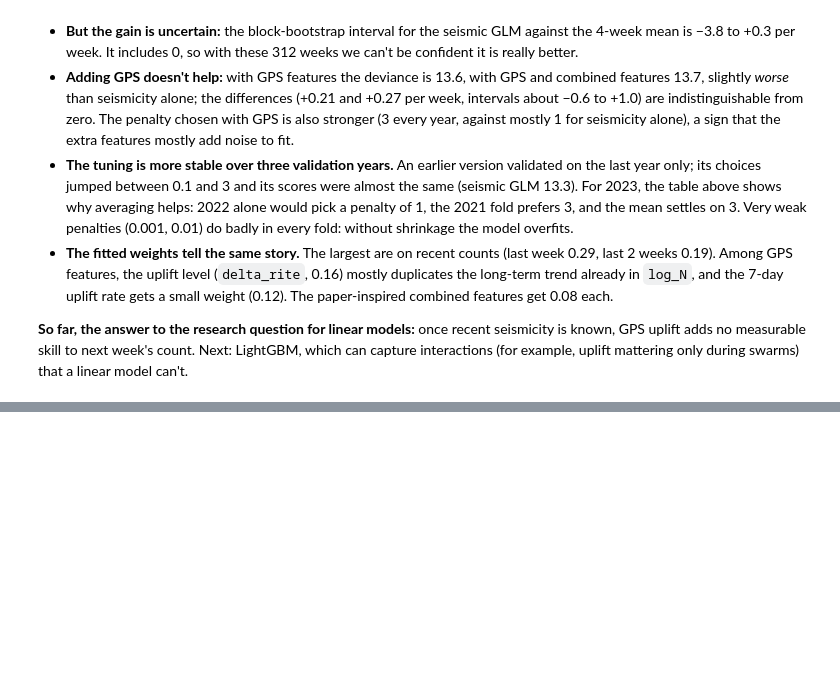
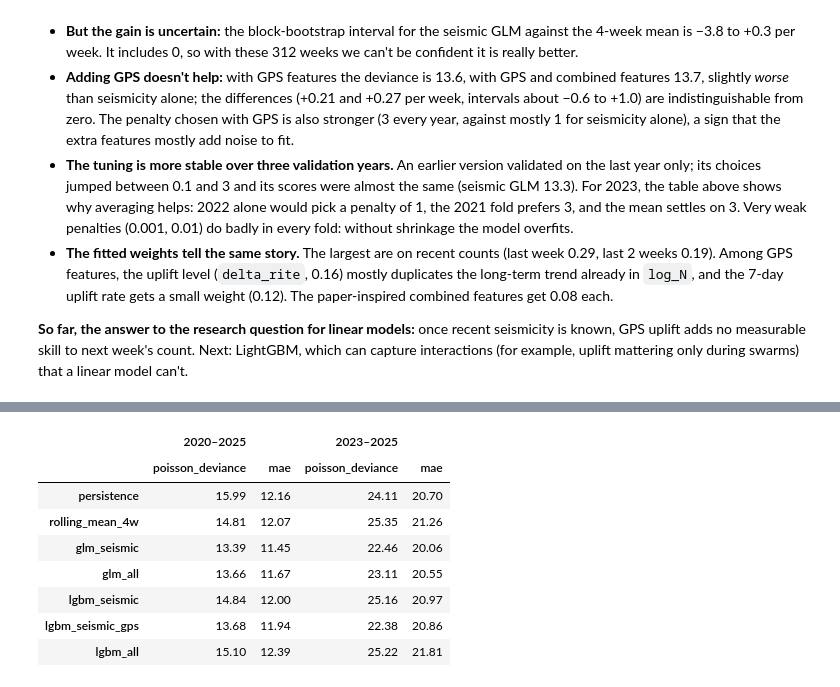
Before and after one commit to PatrickBolton/flegrei-seismicity, a Jupyter notebook: notebooks/04_models.ipynb, the cells around one changed output, grey strips where cells are left out. Cells and saved outputs as stored; diff of their text form; code cells hidden in the pictures; blank space fills up the shorter version.

```diff
--- a/notebooks/04_models.ipynb
+++ b/notebooks/04_models.ipynb
@@ -306,0 +316,24 @@ plt.show()
+# %%
+from src.models import LGBM_GRID, make_lgbm_forecaster
+
+lgbm_forecasters = {}
+for name, features in {"lgbm_seismic": SEISMIC_FEATURES, "lgbm_seismic_gps": SEISMIC_FEATURES + GPS_FEATURES,
+                       "lgbm_all": ALL_FEATURES}.items():
+    lgbm_forecasters[name] = make_lgbm_forecaster(features, name)
+    count_forecasts[name] = walk_forward(table, lgbm_forecasters[name], TEST_START, TEST_END)
+
+shown_models = ["persistence", "rolling_mean_4w", "glm_seismic", "glm_all", "lgbm_seismic", "lgbm_seismic_gps", "lgbm_all"]
+pd.concat({
+    "2020–2025": count_scores(test["count"], {n: count_forecasts[n] for n in shown_models}),
+    "2023–2025": count_scores(test["count"][recent], {n: count_forecasts[n][recent] for n in shown_models}),
+}, axis=1).round(2)
+# %% [output]
+|  | 2020–2025 |  | 2023–2025 |  |
+|  | poisson_deviance | mae | poisson_deviance | mae |
+| persistence | 15.99 | 12.16 | 24.11 | 20.70 |
+| rolling_mean_4w | 14.81 | 12.07 | 25.35 | 21.26 |
+| glm_seismic | 13.39 | 11.45 | 22.46 | 20.06 |
+| glm_all | 13.66 | 11.67 | 23.11 | 20.55 |
+| lgbm_seismic | 14.84 | 12.00 | 25.16 | 20.97 |
+| lgbm_seismic_gps | 13.68 | 11.94 | 22.38 | 20.86 |
+| lgbm_all | 15.10 | 12.39 | 25.22 | 21.81 |
```
Also changed, not shown: parts of 5 cells of this notebook, 1 other file.
